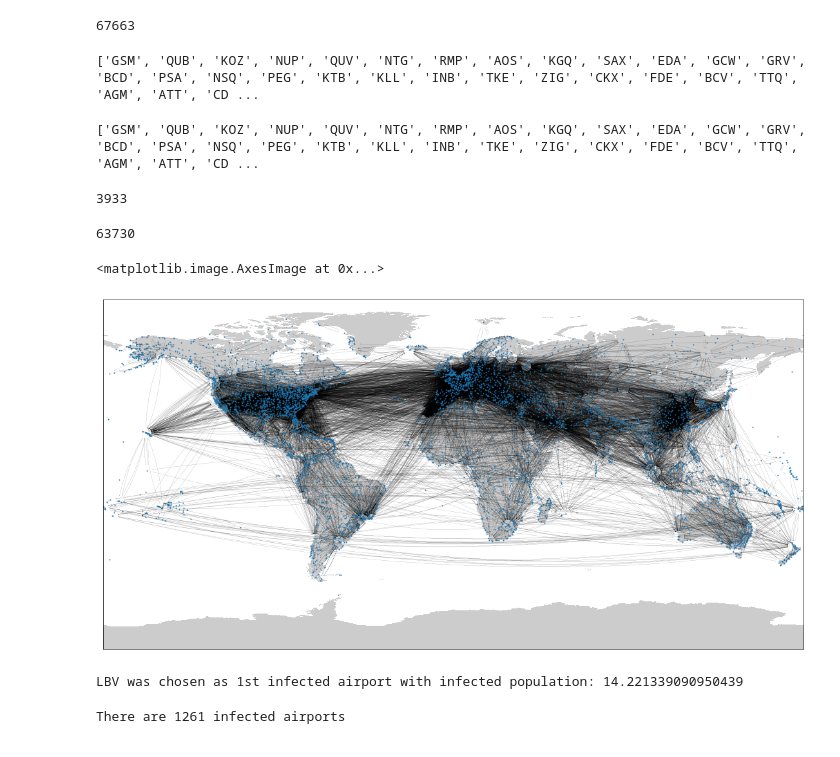
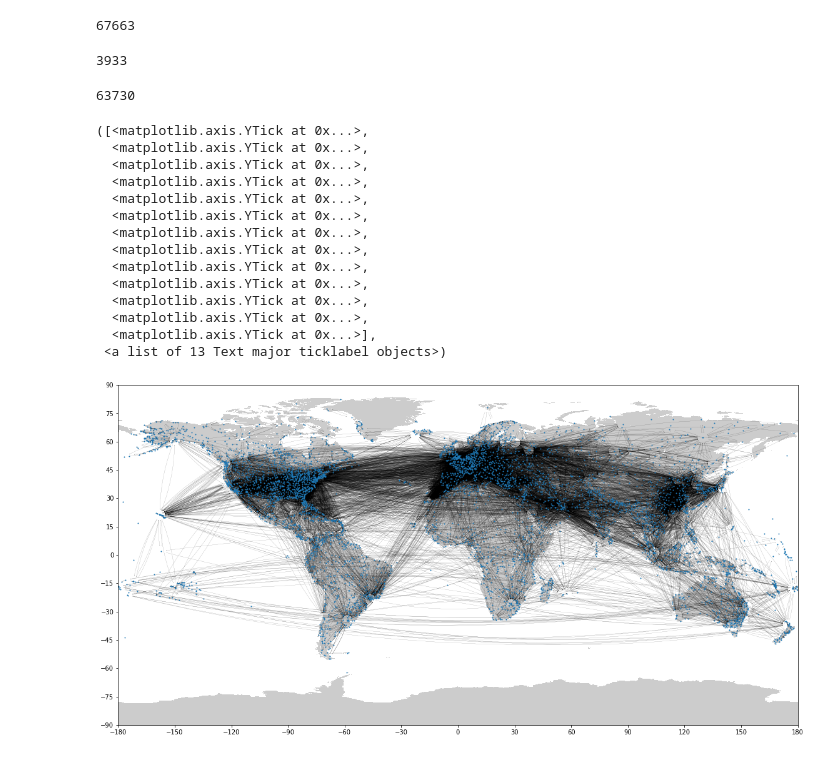
Before and after one commit to ceciliazhh/Final-project-NS, a Jupyter notebook: final_project_network_setup_Tumen.ipynb, the cells around one changed output. Saved outputs shown, nothing was run; the diff lists cells and outputs as text; code cells hidden in the pictures.

```diff
--- a/final_project_network_setup_Tumen.ipynb
+++ b/final_project_network_setup_Tumen.ipynb
@@ -73,3 +73,11 @@ print(len(routes))
 67663
 # %%
 delete_list_sou = list(set(routes[:,0]) - set(clean_airports[:,0]))
+delete_list_des = list(set(routes[:,1]) - set(clean_airports[:,0]))
+delete_list = []
+for i in range(len(routes)):
+  if routes[i][0] in delete_list_sou or routes[i][1] in delete_list_des:
+    delete_list.append(i)
+print(len(delete_list))
+# %% [output]
+3933
@@ -78,19 +84,3 @@ delete_list_des = list(set(routes[:,1]) - set(clean_airports[:,0]))
-# %%
-print(delete_list_sou)
-# %% [output]
-['GSM', 'QUB', 'KOZ', 'NUP', 'QUV', 'NTG', 'RMP', 'AOS', 'KGQ', 'SAX', 'EDA', 'GCW', 'GRV', 'BCD', 'PSA', 'NSQ', 'PEG', 'KTB', 'KLL', 'INB', 'TKE', 'ZIG', 'CKX', 'FDE', 'BCV', 'TTQ', 'AGM', 'ATT', 'CD ...
-# %%
-print(delete_list_des)
-# %% [output]
-['GSM', 'QUB', 'KOZ', 'NUP', 'QUV', 'NTG', 'RMP', 'AOS', 'KGQ', 'SAX', 'EDA', 'GCW', 'GRV', 'BCD', 'PSA', 'NSQ', 'PEG', 'KTB', 'KLL', 'INB', 'TKE', 'ZIG', 'CKX', 'FDE', 'BCV', 'TTQ', 'AGM', 'ATT', 'CD ...
-# %%
-delete_list = []
-for i in range(len(routes)):
-  if routes[i][0] in delete_list_sou or routes[i][1] in delete_list_des:
-    delete_list.append(i)
-print(len(delete_list))
-# %% [output]
-3933
 # %%
 routes = np.delete(routes, delete_list, 0)
 print(len(routes))
@@ -102,26 +92,40 @@ for i in routes:
 # %%
 fig = plt.figure()
 fig.set_size_inches(20, 10)
 pos=nx.get_node_attributes(G,'pos')
 
 for k, v in pos.items():
     pos[k] = (float(v[1]), float(v[0]))
 
+m = Basemap(projection='cyl', resolution=None,
+            llcrnrlat=-90, urcrnrlat=90,
+            llcrnrlon=-180, urcrnrlon=180, )
+m.drawlsmask()
+
 nx.draw_networkx_nodes(G, pos, node_size = 1, label = False)
 nx.draw_networkx_edges(G, pos,width = 0.1, arrowsize = 1 ,connectionstyle="arc3,rad=0.1")
 plt.xlim([-180, 180])
 plt.ylim([-90, 90])
 plt.tick_params(left=True, bottom=True, labelleft=True, labelbottom=True)
 plt.xticks(range(-180,181, 30))
 plt.yticks(range(-90,91, 15))
-
-m = Basemap(projection='cyl', resolution=None,
-            llcrnrlat=-90, urcrnrlat=90,
-            llcrnrlon=-180, urcrnrlon=180, )
-m.drawlsmask()
+plt.title('World map with airport routes')
 # %% [output]
-<matplotlib.image.AxesImage at 0x...>
+([<matplotlib.axis.YTick at 0x...>,
+  <matplotlib.axis.YTick at 0x...>,
+  <matplotlib.axis.YTick at 0x...>,
+  <matplotlib.axis.YTick at 0x...>,
+  <matplotlib.axis.YTick at 0x...>,
+  <matplotlib.axis.YTick at 0x...>,
+  <matplotlib.axis.YTick at 0x...>,
+  <matplotlib.axis.YTick at 0x...>,
+  <matplotlib.axis.YTick at 0x...>,
+  <matplotlib.axis.YTick at 0x...>,
+  <matplotlib.axis.YTick at 0x...>,
+  <matplotlib.axis.YTick at 0x...>,
+  <matplotlib.axis.YTick at 0x...>],
+ <a list of 13 Text major ticklabel objects>)
-[figure, old version]
+[figure, new version]
 # %%
 # create edge attribute weight with default None
 nx.set_edge_attributes(G, values=None, name = 'weight')
@@ -263,8 +280,0 @@ def num_of_inf_airports(G):
-# %%
-SIR(G, time = 40, beta = 0.2, gamma = 0.02)
-# %% [output]
-LBV was chosen as 1st infected airport with infected population: 14.221339090950439
-# %%
-num_of_inf_airports(G)
-# %% [output]
-There are 1261 infected airports
```
Also changed, not shown: parts of 14 cells of this notebook.
